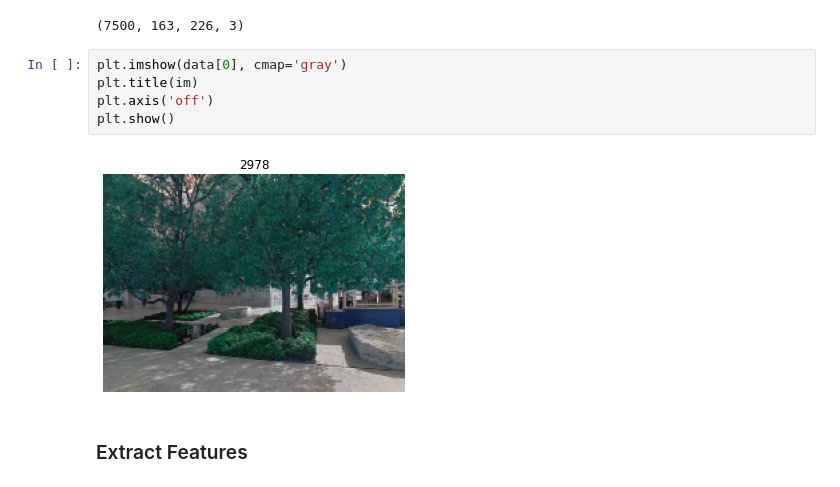
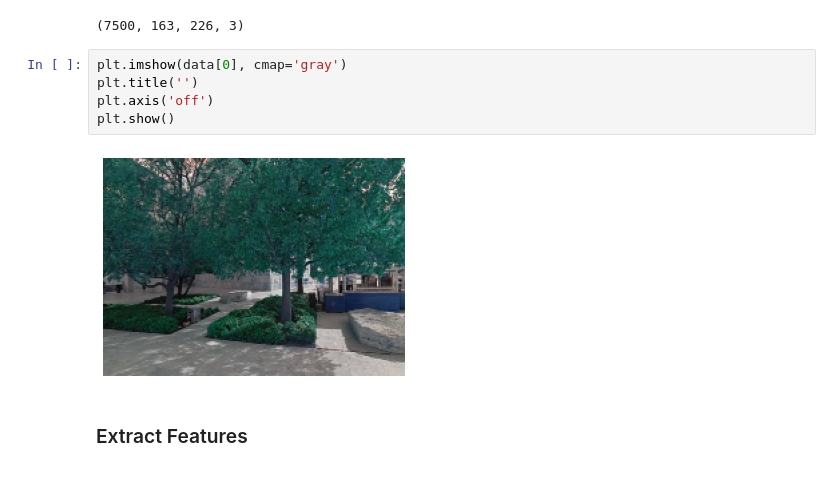
Before and after one commit to anankeman/CV-fineLocation, a Jupyter notebook: Image similarity.ipynb, the cells around one changed output. Cells and saved outputs as stored; diff of their text form.

```diff
--- a/Image similarity.ipynb
+++ b/Image similarity.ipynb
@@ -39,11 +39,11 @@ data.shape
 (7500, 163, 226, 3)
 # %%
 plt.imshow(data[0], cmap='gray')
-plt.title(im)
+plt.title('')
 plt.axis('off')
 plt.show()
 # %% [output]
-[figure, old version]
+[figure, new version]
 # %% [markdown]
 ### Extract Features
 # %% [markdown]
```
Also changed, not shown: parts of 31 cells of this notebook.
